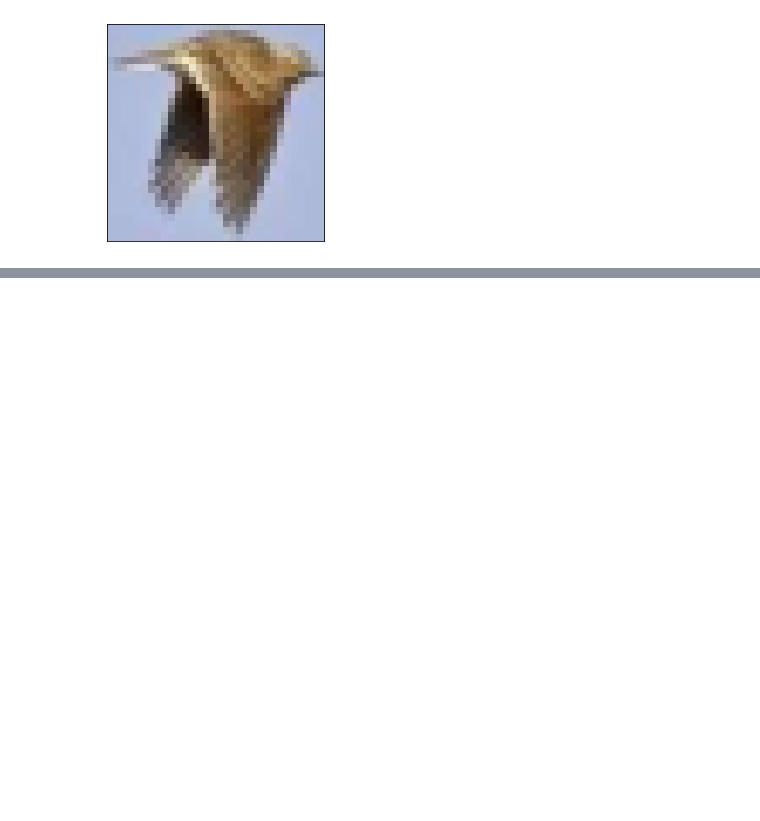
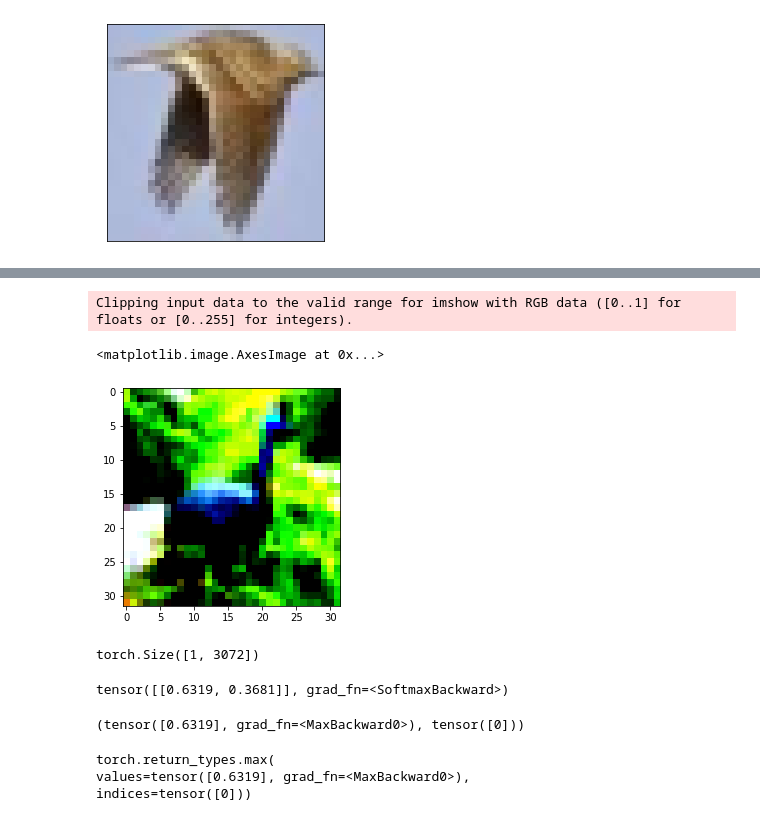
Before and after one commit to qader1/deep-learning-with-pytorch-book-exercises, a Jupyter notebook: telling birds from airplanes - learning from images.ipynb, the cells around one changed output, grey strips where cells are left out. Drawn from its saved outputs; the diff is of its cells as text; code cells hidden in the pictures; blank space fills up the shorter version.

```diff
--- a/telling birds from airplanes - learning from images.ipynb
+++ b/telling birds from airplanes - learning from images.ipynb
@@ -6,5 +6,5 @@ import torch.optim as optim
 from torchvision import datasets
 # %%
 data_path ='../data-unversioned/p1ch7'
-cifar10 = datasets.CIFAR10(data_path, train=True, download=True)
-cifar10_val = datasets.CIFAR10(data_path, train=False, download=True)
+cifar10 = datasets.CIFAR10(data_path, train=True, download=False)
+cifar10_val = datasets.CIFAR10(data_path, train=False, download=False)
@@ -60,0 +108,6 @@ dir(transforms)
+# %%
+label_map = {0: 0, 2: 1}
+class_names = ['airplane', 'bird']
+
+cifar2 = [(img, label_map[label]) for img, label in transformed_cifar10 if label in [0, 2]]
+cifar_val = [(img, label_map[label]) for img, label in transformed_cifar10_v if label in [0, 2]]
@@ -60,0 +152,29 @@ dir(transforms)
+# %%
+img, _ = cifar2[0]
+plt.imshow(img.permute(1, 2, 0))
+# %% [output]
+Clipping input data to the valid range for imshow with RGB data ([0..1] for floats or [0..255] for integers).
+<matplotlib.image.AxesImage at 0x...>
+[figure, added]
+# %%
+img_batch = img.view(-1).unsqueeze(0)
+img_batch.shape
+# %% [output]
+torch.Size([1, 3072])
+# %%
+out = model(img_batch)
+out
+# %% [output]
+tensor([[0.6319, 0.3681]], grad_fn=<SoftmaxBackward>)
+# %%
+_, index = torch.max(out, dim=1)
+_, index
+# %% [output]
+(tensor([0.6319], grad_fn=<MaxBackward0>), tensor([0]))
+# %%
+index = torch.max(out, dim=1)
+index
+# %% [output]
+torch.return_types.max(
+values=tensor([0.6319], grad_fn=<MaxBackward0>),
+indices=tensor([0]))
```
Also changed, not shown: parts of 30 cells of this notebook.
